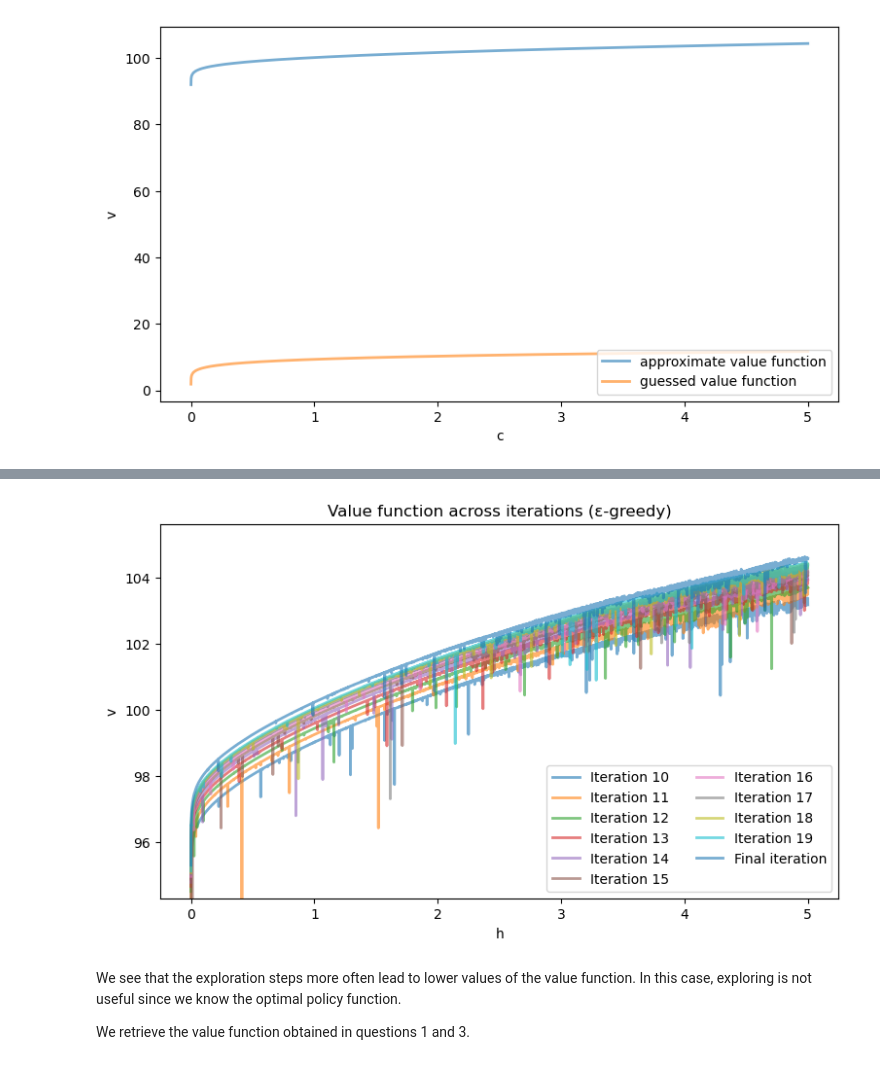
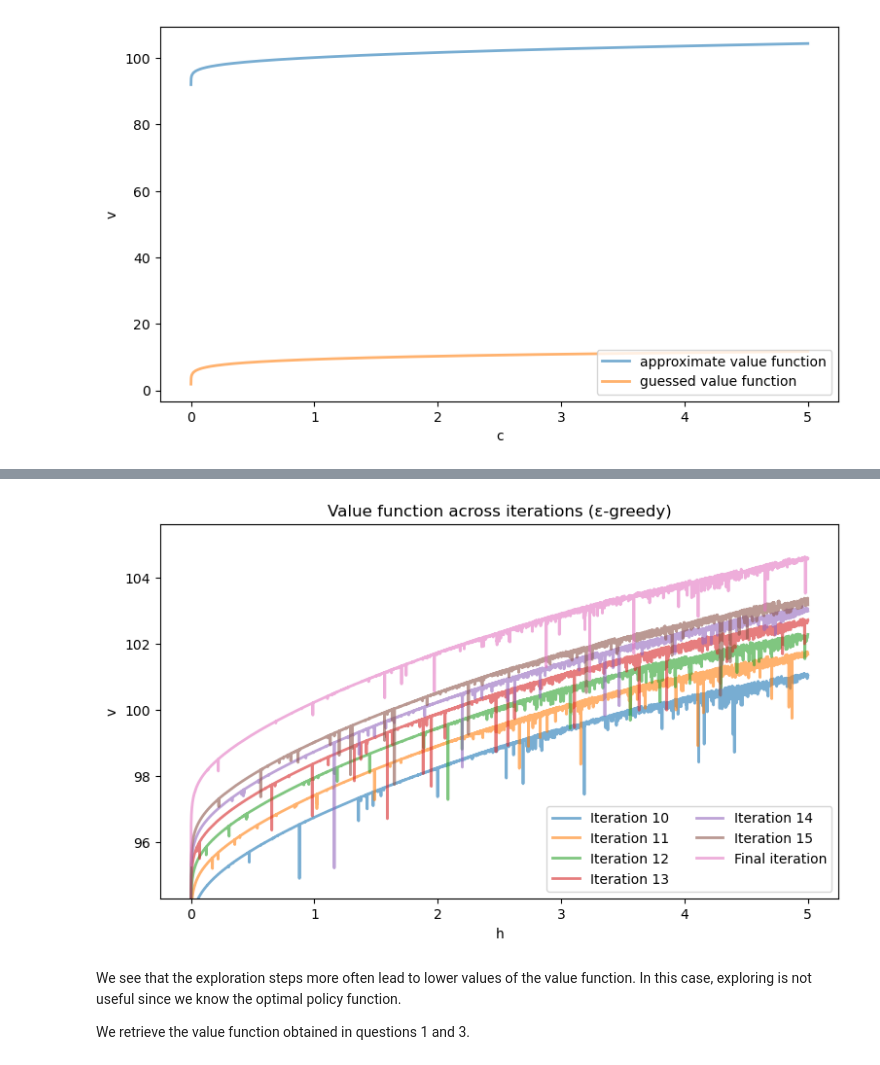
Before and after one commit to eliottmlg/DP_project, a Jupyter notebook: DP_assignment.ipynb, the cells around one changed output, grey strips where cells are left out. Drawn from its saved outputs; the diff is of its cells as text; code cells hidden in the pictures.

```diff
--- a/DP_assignment.ipynb
+++ b/DP_assignment.ipynb
@@ -455,28 +455,28 @@ Iteration 100, Error: 3.166203867566196
 # %%
 
 # Plot the value functions across iterations
 w_matrix = np.array(w_history)
 fig, ax = plt.subplots(figsize=(9, 5))
 
 # Set y-axis limits to span the range of value functions
 ax.set_ylim(min(w_matrix[-1]) - 1, max(w_matrix[-1]) + 1)
 
 # Plot each value function from the iterations
-for i, w_iter in enumerate(w_matrix[15:30,:]):
+for i, w_iter in enumerate(w_matrix[15:21,:]):
     ax.plot(grid, w_iter, lw=2, alpha=0.6, label=f'Iteration {i+10}' if i < 10 else None)
 
 ax.plot(grid, w_matrix[-1,:], lw=2, alpha=0.6, label=f'Final iteration' if i < 10 else None)
 
 # Label the axes
 ax.set_xlabel('h')
 ax.set_ylabel('v')
 ax.legend(loc='lower right', ncol=2)
 
 # Display the plot
 plt.title('Value function across iterations (ε-greedy)')
 plt.show()
 # %% [output]
-[figure, old version]
+[figure, new version]
 # %% [markdown]
 We see that the exploration steps more often lead to lower values of the value function. In this case, exploring is not useful since we know the optimal policy function.
 
```
Also changed, not shown: parts of 4 cells of this notebook, 2 other files.
